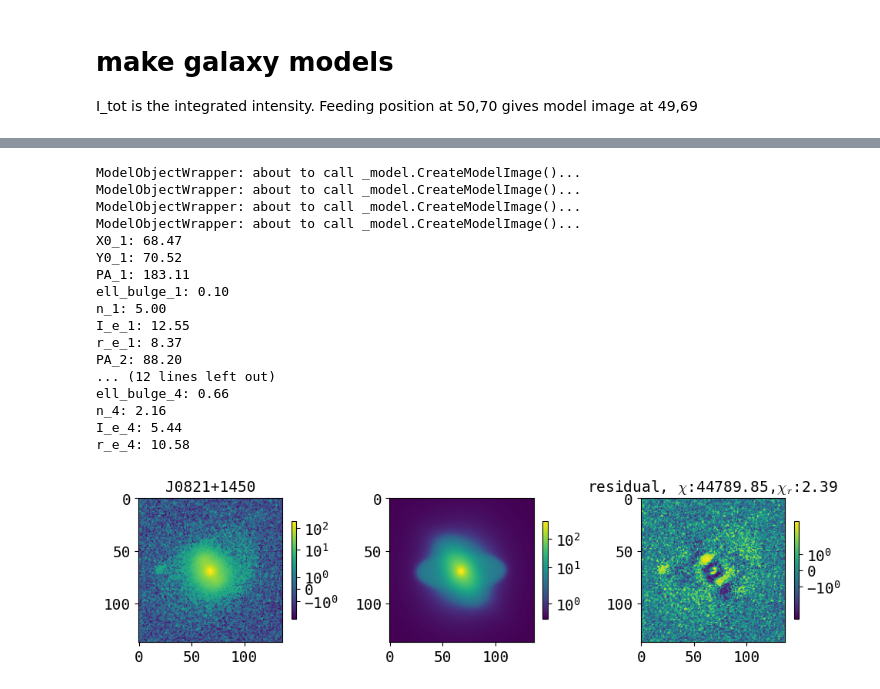
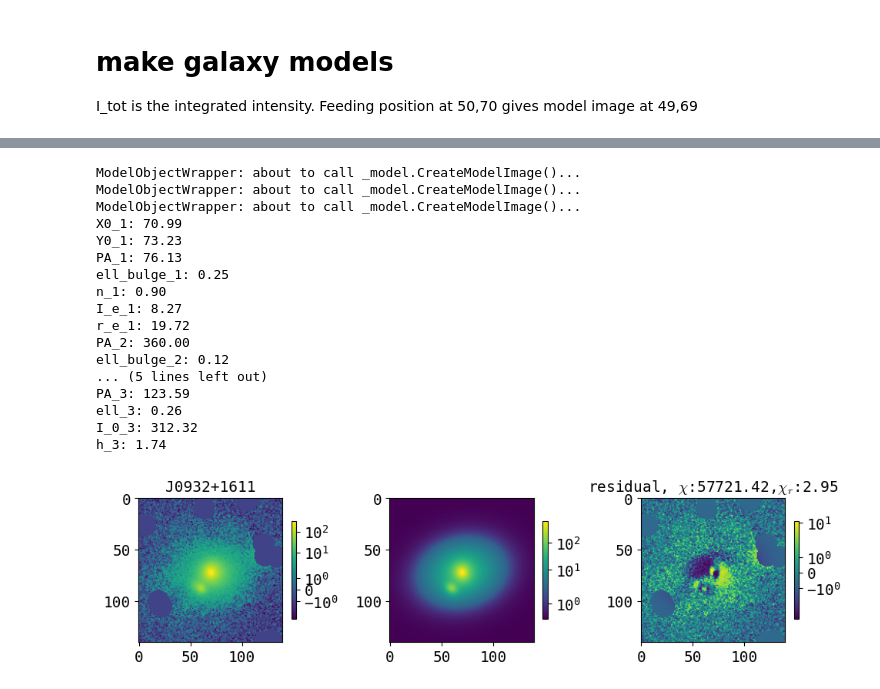
Before and after one commit to insepien/dualAGN, a Jupyter notebook: scrap_notebooks/checkFit.ipynb, the cells around one changed output, grey strips where cells are left out. Saved outputs shown, nothing was run; the diff lists cells and outputs as text; code cells hidden in the pictures.

```diff
--- a/scrap_notebooks/checkFit.ipynb
+++ b/scrap_notebooks/checkFit.ipynb
@@ -540,7 +540,7 @@ def mask_image(image,rad,intens,agn_mask_size,PA=180):
 # main_masked = mask_image(main_ss,rad=8,intens=5,agn_mask_size=50)#
 #ys,xs = find_highest_indices(imageAGN_masked)
 # %%
-on = "J0821+1450"
+on = "J0932+1611"
 imageFile = glob.glob(os.path.expanduser("~/research-data/agn-result/box/final_cut/"+on+"*"))[0]
 imageAGN = fits.getdata(os.path.expanduser(imageFile))
 with open(os.path.expanduser("~/research-data/psf-results/psf_pkls/psf_"+on+".pkl"),"rb") as f:
@@ -672 +667,3 @@ model_dict = {'function_sets': [funcset_dict_sersic1]}
 model = pyimfit.ModelDescription.dict_to_ModelDescription(model_dict)
+# %%
+model = list(d['modelNames'].values())[0]
@@ -686,51 +688,51 @@ noise=hdu.header['EFFRN'] #fits:[e-], pf: in electrons
 numcom=hdu.header['NCOADD'] #Number of Averaged Frames
 # Try for only 1 model
 imageAGN_bs = imageAGN-sky
-image = imageAGN_bs
+image = d['imageSS']
 config0, modelIm0, fitRes0, pname0,fitter0  = _dofit_no_oversp(model,dataImage=image, psf=epsf,solver="LM",
                                                   readnoise=noise, expT=exptime, skylevel = sky_level, ncom=numcom,effgain=gain)
 m = modelIm0
 res = fitRes0.params
 pname = pname0
 fs = fitRes0.fitStat
 fsr = fitRes0.fitStatReduced
 comp_ims, comp_pos, comp_names = make_model_components(config0,imshape=image.shape[0])
 comp_ims.append(m)
 comp_names.append("model")
 comp_pos.append([midF,midF])
 [print(f"{pname0[i]}: {fitRes0.params[i]:.2f} ") for i in range(len(fitRes0.params))];
 fig,ax = plt.subplots(1,3,figsize=(10,3))
 #ax[0].imshow(imageAGN_bs-comp_ims[0],norm='symlog')
 #ax[1].imshow(np.sum(comp_ims,axis=0)-comp_ims[0],norm='symlog')
 im0 = ax[0].imshow(image,norm='symlog')
 im1=ax[1].imshow(np.sum(comp_ims,axis=0),norm='symlog')
 im2=ax[2].imshow(image-m,norm='symlog')
 [fig.colorbar([im0,im1,im2][i],ax=ax[i],shrink=0.5) for i in range(3)]
 ax[0].set_title(on)
 ax[1].set_title("")
 ax[2].set_title(f'residual, $\chi$:{fs:.2f},$\chi_r$:{fitRes0.fitStatReduced:.2f}')
 fig.tight_layout();
 
 #plot_model_components(comp_ims,comp_names,comp_pos,isolist_comps,shrink_ratio=0.3)
 # %% [output]
 ModelObjectWrapper: about to call _model.CreateModelImage()...
 ModelObjectWrapper: about to call _model.CreateModelImage()...
 ModelObjectWrapper: about to call _model.CreateModelImage()...
-ModelObjectWrapper: about to call _model.CreateModelImage()...
-X0_1: 68.47
-Y0_1: 70.52
-PA_1: 183.11
-ell_bulge_1: 0.10
-n_1: 5.00
-I_e_1: 12.55
-r_e_1: 8.37
-PA_2: 88.20
-... (12 lines left out)
-ell_bulge_4: 0.66
-n_4: 2.16
-I_e_4: 5.44
-r_e_4: 10.58
+X0_1: 70.99
+Y0_1: 73.23
+PA_1: 76.13
+ell_bulge_1: 0.25
+n_1: 0.90
+I_e_1: 8.27
+r_e_1: 19.72
+PA_2: 360.00
+ell_bulge_2: 0.12
+... (5 lines left out)
+PA_3: 123.59
+ell_3: 0.26
+I_0_3: 312.32
+h_3: 1.74
-[figure, old version]
+[figure, new version]
 # %%
 plot_model_components(comp_ims,comp_names,comp_pos,isolist_comps)
 # %% [output]
```
Also changed, not shown: parts of 15 cells of this notebook, 3 other files.
